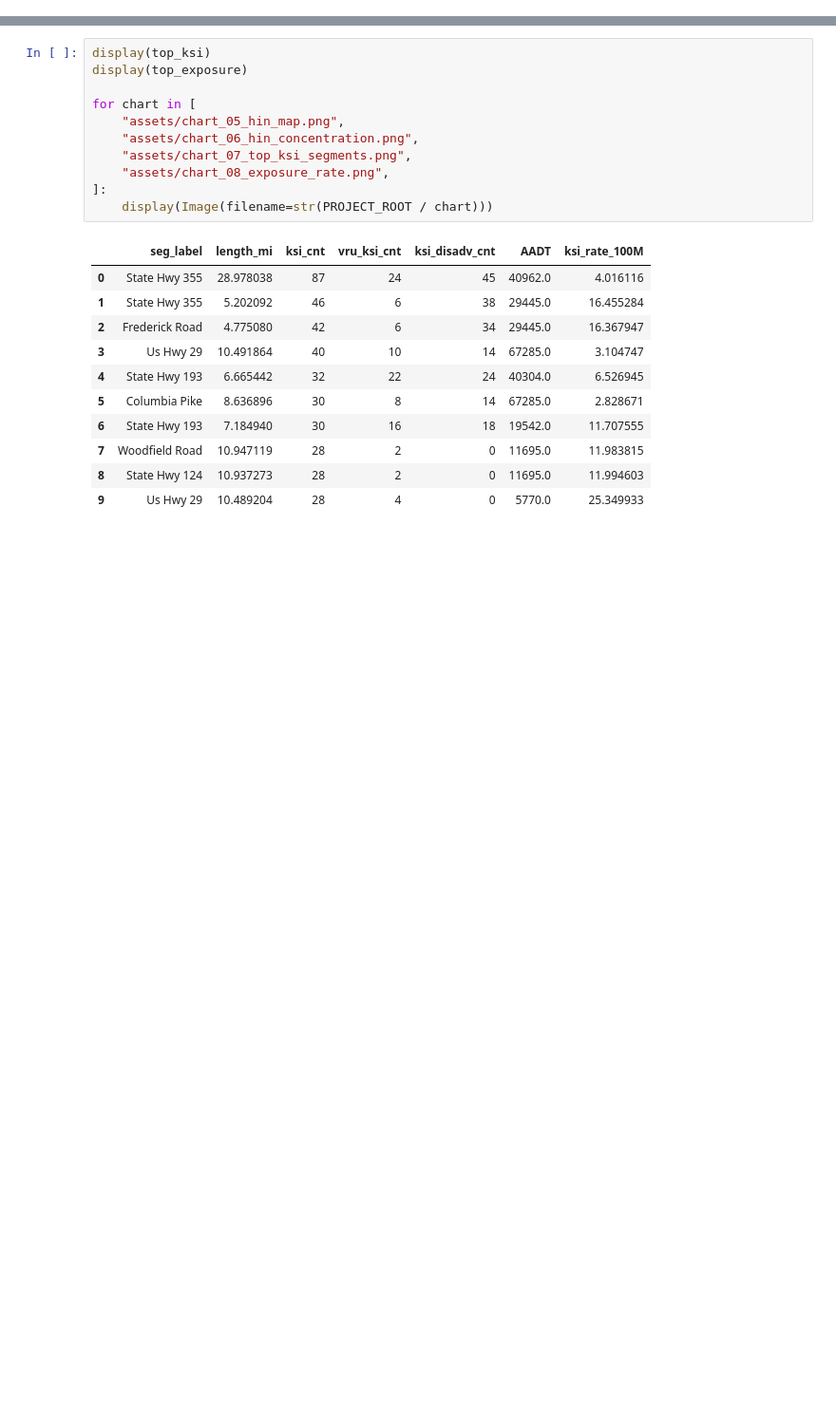
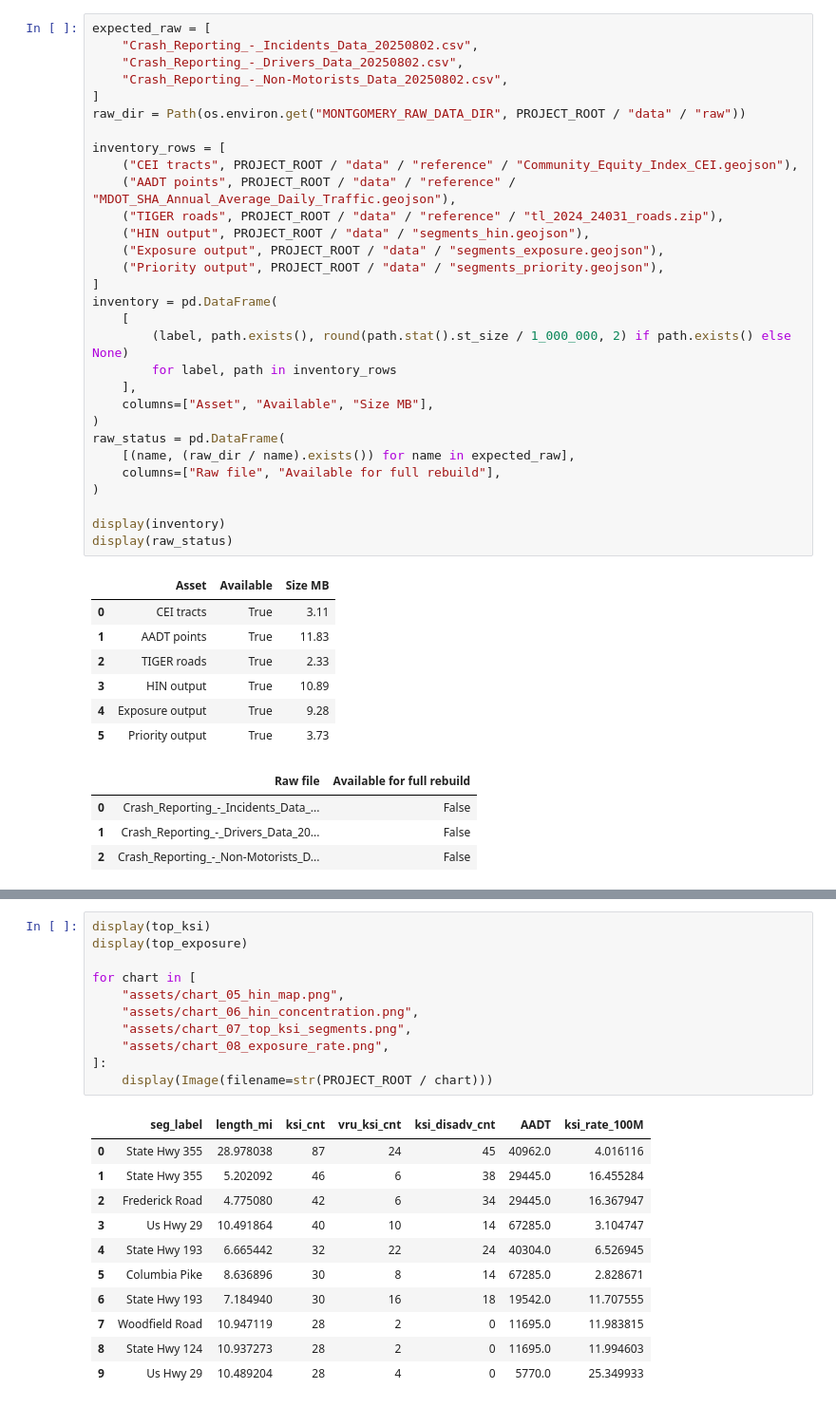
Before and after one commit to dtarek41/montgomery-crash-safety-capstone, a Jupyter notebook: notebooks_or_analysis/Notebook.ipynb, the cells around one changed output, grey strips where cells are left out. Shown at 95% size. Drawn from its saved outputs; the diff is of its cells as text; blank space fills up the shorter version.

```diff
--- a/notebooks_or_analysis/Notebook.ipynb
+++ b/notebooks_or_analysis/Notebook.ipynb
@@ -84,0 +626,42 @@ display(annual)
+# %%
+expected_raw = [
+    "Crash_Reporting_-_Incidents_Data_20250802.csv",
+    "Crash_Reporting_-_Drivers_Data_20250802.csv",
+    "Crash_Reporting_-_Non-Motorists_Data_20250802.csv",
+]
+raw_dir = Path(os.environ.get("MONTGOMERY_RAW_DATA_DIR", PROJECT_ROOT / "data" / "raw"))
+
+inventory_rows = [
+    ("CEI tracts", PROJECT_ROOT / "data" / "reference" / "Community_Equity_Index_CEI.geojson"),
+    ("AADT points", PROJECT_ROOT / "data" / "reference" / "MDOT_SHA_Annual_Average_Daily_Traffic.geojson"),
+    ("TIGER roads", PROJECT_ROOT / "data" / "reference" / "tl_2024_24031_roads.zip"),
+    ("HIN output", PROJECT_ROOT / "data" / "segments_hin.geojson"),
+    ("Exposure output", PROJECT_ROOT / "data" / "segments_exposure.geojson"),
+    ("Priority output", PROJECT_ROOT / "data" / "segments_priority.geojson"),
+]
+inventory = pd.DataFrame(
+    [
+        (label, path.exists(), round(path.stat().st_size / 1_000_000, 2) if path.exists() else None)
+        for label, path in inventory_rows
+    ],
+    columns=["Asset", "Available", "Size MB"],
+)
+raw_status = pd.DataFrame(
+    [(name, (raw_dir / name).exists()) for name in expected_raw],
+    columns=["Raw file", "Available for full rebuild"],
+)
+
+display(inventory)
+display(raw_status)
+# %% [output]
+|  | Asset | Available | Size MB |
+| 0 | CEI tracts | True | 3.11 |
+| 1 | AADT points | True | 11.83 |
+| 2 | TIGER roads | True | 2.33 |
+| 3 | HIN output | True | 10.89 |
+| 4 | Exposure output | True | 9.28 |
+| 5 | Priority output | True | 3.73 |
+|  | Raw file | Available for full rebuild |
+| 0 | Crash_Reporting_-_Incidents_Data_... | False |
+| 1 | Crash_Reporting_-_Drivers_Data_20... | False |
+| 2 | Crash_Reporting_-_Non-Motorists_D... | False |
```
Also changed, not shown: parts of 25 cells of this notebook, 6 other files.
